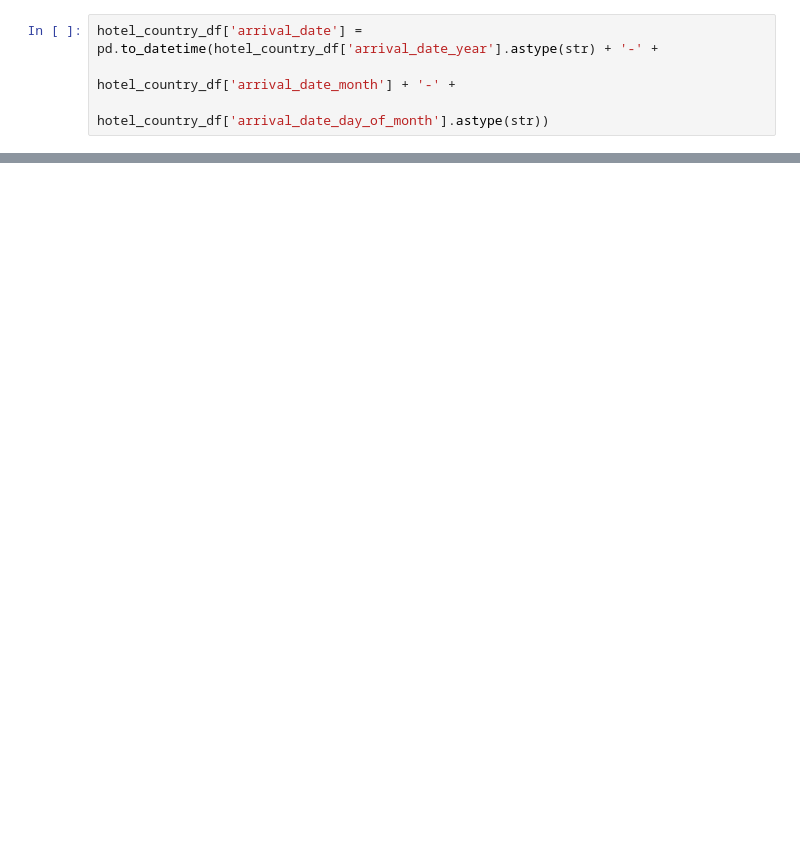
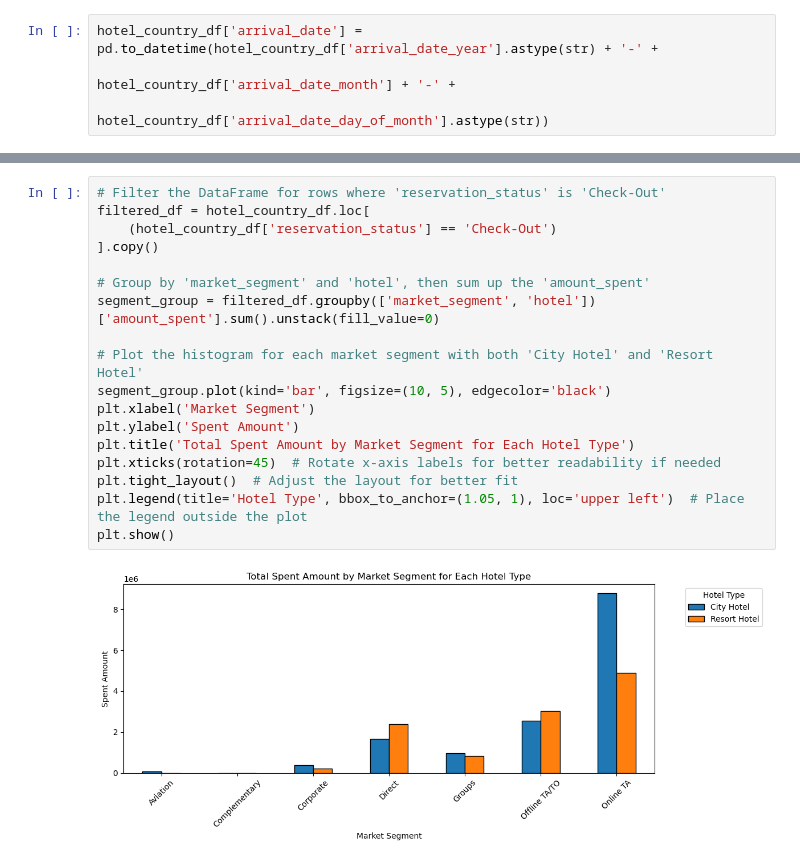
Before and after one commit to pin164/project_1, a Jupyter notebook: money.ipynb, the cells around one changed output, grey strips where cells are left out. Saved outputs shown, nothing was run; the diff lists cells and outputs as text; blank space fills up the shorter version.

```diff
--- a/money.ipynb
+++ b/money.ipynb
@@ -106,0 +306,20 @@ arrival_date
+# %%
+# Filter the DataFrame for rows where 'reservation_status' is 'Check-Out'
+filtered_df = hotel_country_df.loc[
+    (hotel_country_df['reservation_status'] == 'Check-Out')
+].copy()
+
+# Group by 'market_segment' and 'hotel', then sum up the 'amount_spent'
+segment_group = filtered_df.groupby(['market_segment', 'hotel'])['amount_spent'].sum().unstack(fill_value=0)
+
+# Plot the histogram for each market segment with both 'City Hotel' and 'Resort Hotel'
+segment_group.plot(kind='bar', figsize=(10, 5), edgecolor='black')
+plt.xlabel('Market Segment')
+plt.ylabel('Spent Amount')
+plt.title('Total Spent Amount by Market Segment for Each Hotel Type')
+plt.xticks(rotation=45)  # Rotate x-axis labels for better readability if needed
+plt.tight_layout()  # Adjust the layout for better fit
+plt.legend(title='Hotel Type', bbox_to_anchor=(1.05, 1), loc='upper left')  # Place the legend outside the plot
+plt.show()
+# %% [output]
+[figure, added]
```
Also changed, not shown: parts of 31 cells of this notebook, 2 other files.
